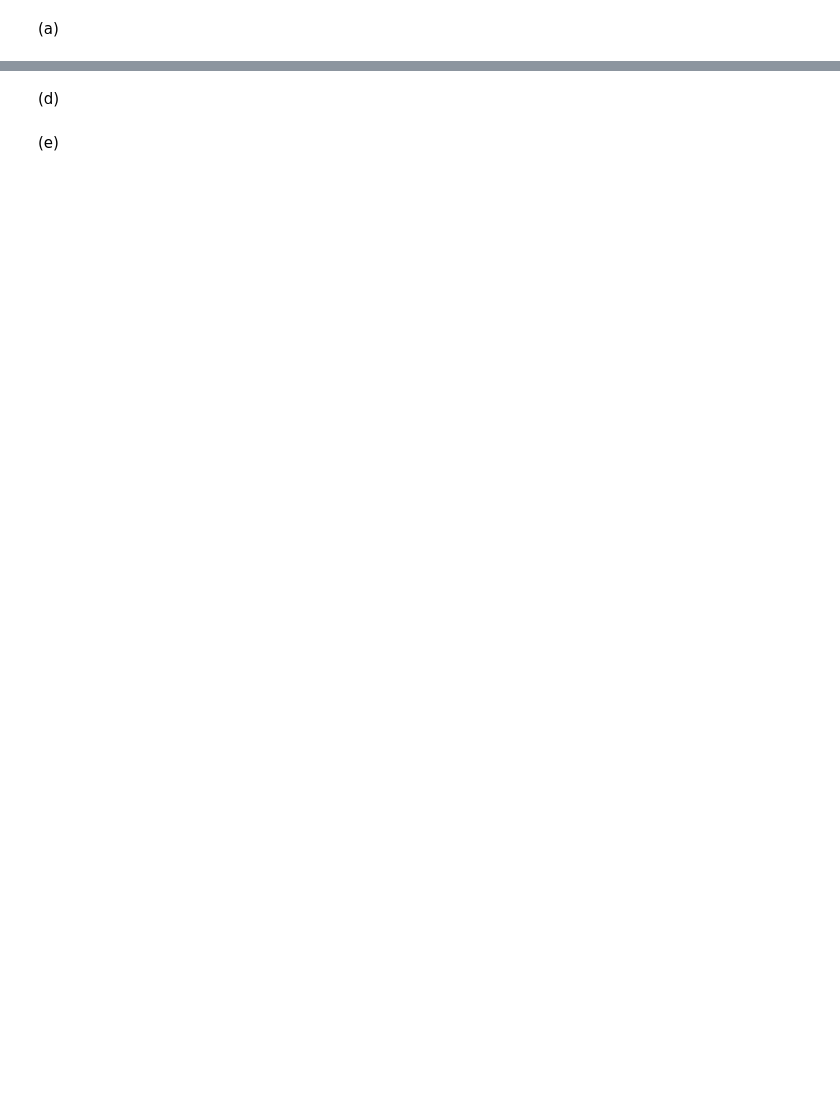
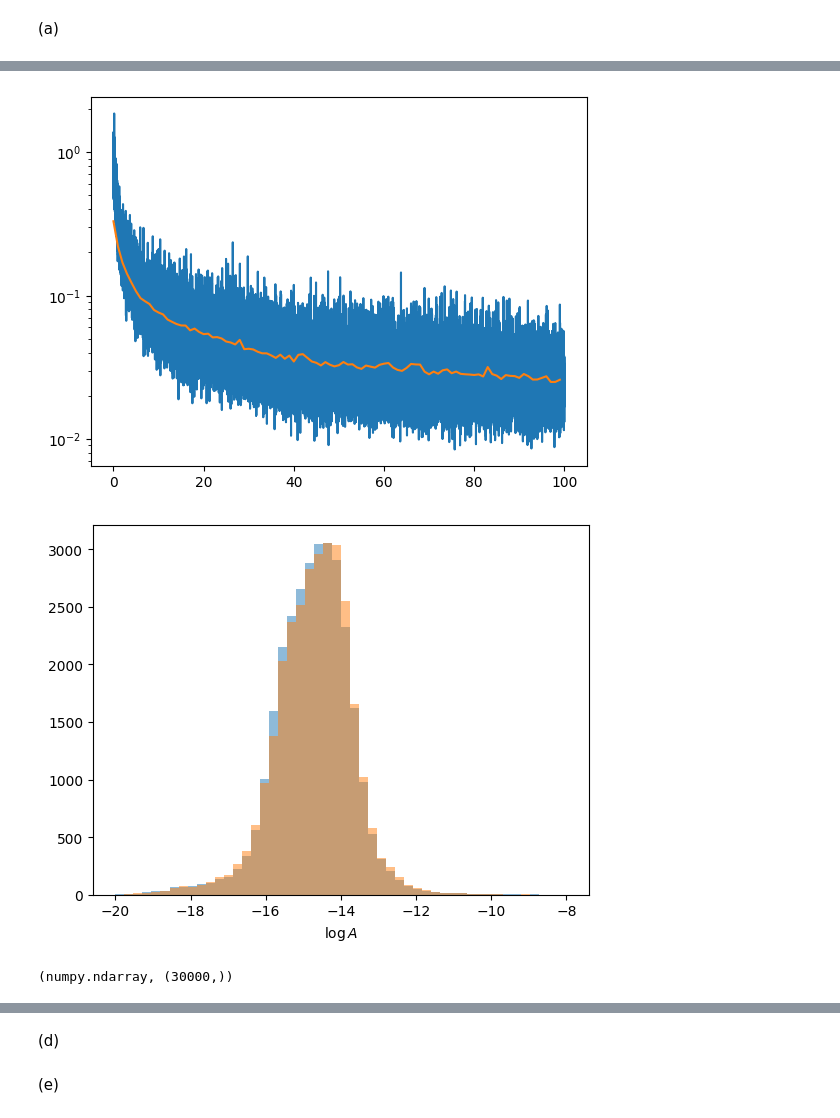
Before and after one commit to neelkanthrawat/mlph2023-Exercises, a Jupyter notebook: Copy_of_sheet05.ipynb, the cells around one changed output, grey strips where cells are left out. Saved outputs shown, nothing was run; the diff lists cells and outputs as text; code cells hidden in the pictures; blank space fills up the shorter version.

Commit message:
add whatever you could finish off for sheet 5

```diff
--- a/Copy_of_sheet05.ipynb
+++ b/Copy_of_sheet05.ipynb
@@ -827,0 +823,8 @@ print(f"val   amp  shape: {val_amp.shape}")
+# %%
+# TODO: Recycle code from last sheet
+
+# Flatten the dataset
+nev = trn_dat.shape[0]
+trn_datf = np.reshape(trn_dat, (nev, -1))
+val_datf = np.reshape(val_dat, (nev, -1))
+tst_datf = np.reshape(tst_dat, (nev, -1))
@@ -827,0 +870,3 @@ print(f"val   amp  shape: {val_amp.shape}")
+# %%
+device = "cuda" if torch.cuda.is_available() else "cpu"
+print(f"Using {device} device")
@@ -827,0 +961,6 @@ print(f"val   amp  shape: {val_amp.shape}")
+# %%
+# Example Usage
+model = amp_net()
+optimizer = torch.optim.Adam(model.parameters(), lr=0.001)
+
+train_losses, val_losses = train_model(model, trn_dataloader, val_dataloader, optimizer, num_epochs=100, device=device,print_after=5)
@@ -827,0 +988,33 @@ print(f"val   amp  shape: {val_amp.shape}")
+# %%
+def evaluate(model, train_losses, len_trn_dataloader, val_losses,tst_amp):
+    # plot loss
+    plt.yscale("log")
+    plt.plot(np.arange(len(train_losses)) / len_trn_dataloader, train_losses)
+    plt.plot(np.arange(len(val_losses)), val_losses)
+    plt.show()
+
+    # calculate predictions
+    predsp = np.array([])
+    with torch.no_grad():
+        for x, y in tst_dataloader:
+            pred = model(x)
+            predsp = np.append(predsp, pred)
+
+    # undo preprocessing
+    preds = undo_preprocess_A(predsp, mean_A, std_A)
+
+    #plt.yscale("log")
+    plt.hist(np.log(preds), alpha=.5, range=(-20, -8), bins=50,label="predictions")
+    plt.hist(np.log(tst_amp), alpha=.5, range=(-20, -8), bins=50,label="actual")
+    plt.xlabel(r"$\log A$")
+    plt.show()
+    return preds # returning the predictions
+# %%
+preds=evaluate(model,train_losses,len(trn_dataloader),val_losses,tst_amp)
+# %% [output]
+[figure, added]
+[figure, added]
+# %%
+type(preds),preds.shape
+# %% [output]
+(numpy.ndarray, (30000,))
```
Also changed, not shown: parts of 26 cells of this notebook.
